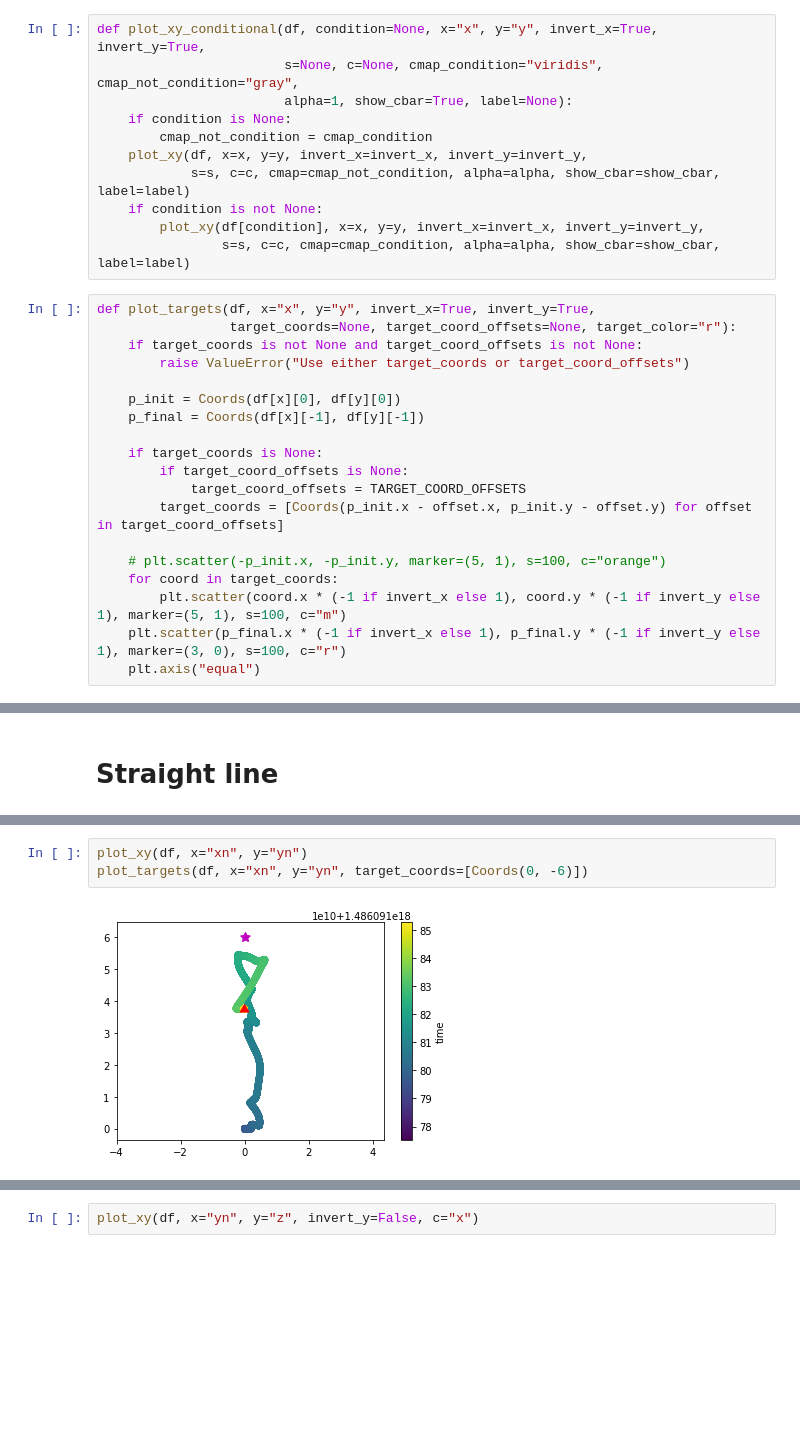
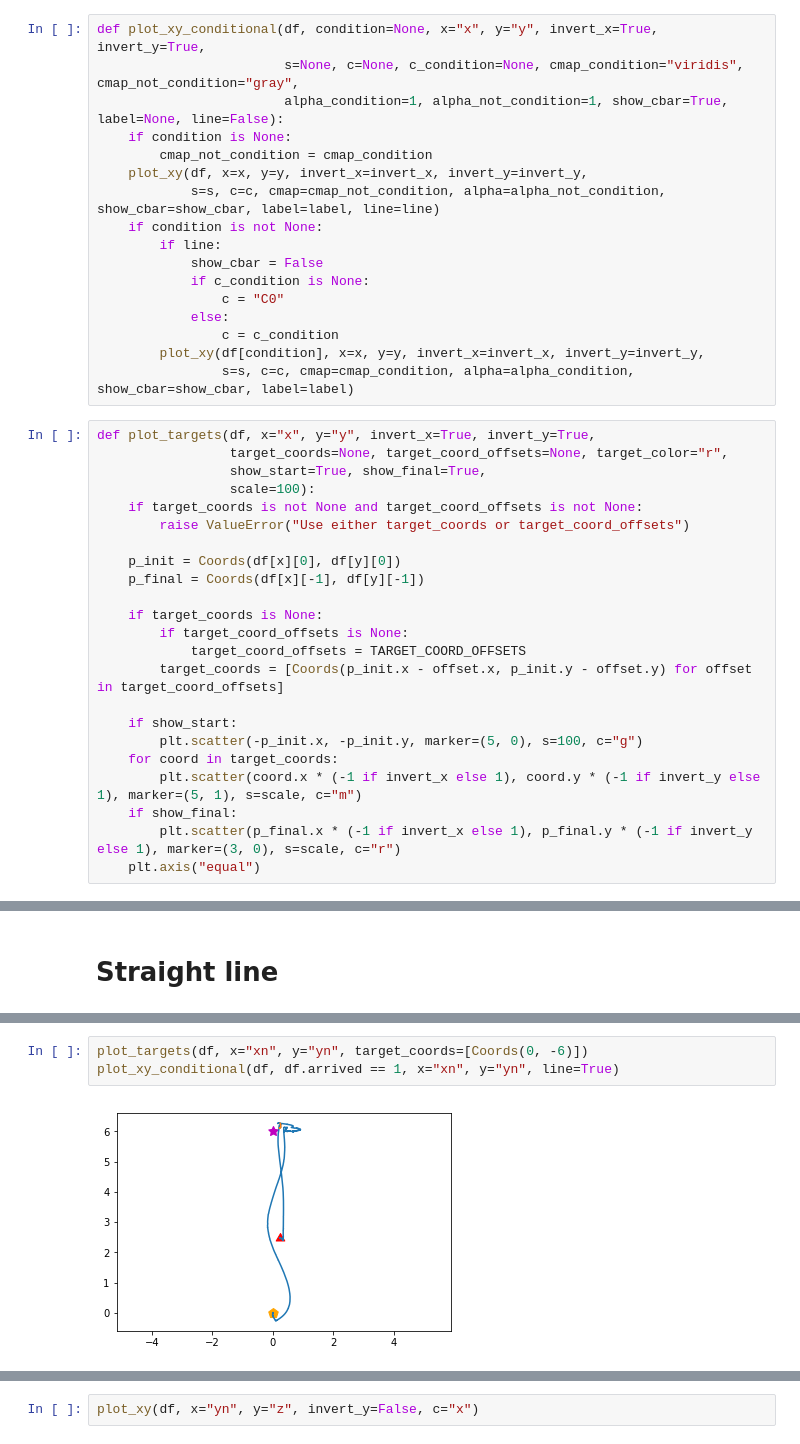
Before and after one commit to ahermassi/spirit, a Jupyter notebook: analysis/Analysis.ipynb, the cells around one changed output, grey strips where cells are left out. Cells and saved outputs as stored; diff of their text form; blank space fills up the shorter version.

```diff
--- a/analysis/Analysis.ipynb
+++ b/analysis/Analysis.ipynb
@@ -71,18 +83,26 @@ def plot_xy(df, x="x", y="y", invert_x=True, invert_y=True, s=None, c=None,
     plt.axis("equal")
 # %%
 def plot_xy_conditional(df, condition=None, x="x", y="y", invert_x=True, invert_y=True,
-                        s=None, c=None, cmap_condition="viridis", cmap_not_condition="gray",
-                        alpha=1, show_cbar=True, label=None):
+                        s=None, c=None, c_condition=None, cmap_condition="viridis", cmap_not_condition="gray",
+                        alpha_condition=1, alpha_not_condition=1, show_cbar=True, label=None, line=False):
     if condition is None:
         cmap_not_condition = cmap_condition
     plot_xy(df, x=x, y=y, invert_x=invert_x, invert_y=invert_y,
-            s=s, c=c, cmap=cmap_not_condition, alpha=alpha, show_cbar=show_cbar, label=label)
+            s=s, c=c, cmap=cmap_not_condition, alpha=alpha_not_condition, show_cbar=show_cbar, label=label, line=line)
     if condition is not None:
+        if line:
+            show_cbar = False
+            if c_condition is None:
+                c = "C0"
+            else:
+                c = c_condition
         plot_xy(df[condition], x=x, y=y, invert_x=invert_x, invert_y=invert_y,
-                s=s, c=c, cmap=cmap_condition, alpha=alpha, show_cbar=show_cbar, label=label)
+                s=s, c=c, cmap=cmap_condition, alpha=alpha_condition, show_cbar=show_cbar, label=label)
 # %%
 def plot_targets(df, x="x", y="y", invert_x=True, invert_y=True,
-                 target_coords=None, target_coord_offsets=None, target_color="r"):
+                 target_coords=None, target_coord_offsets=None, target_color="r",
+                 show_start=True, show_final=True,
+                 scale=100):
     if target_coords is not None and target_coord_offsets is not None:
         raise ValueError("Use either target_coords or target_coord_offsets")
 
@@ -94,10 +114,12 @@ def plot_targets(df, x="x", y="y", invert_x=True, invert_y=True,
             target_coord_offsets = TARGET_COORD_OFFSETS
         target_coords = [Coords(p_init.x - offset.x, p_init.y - offset.y) for offset in target_coord_offsets]
 
-    # plt.scatter(-p_init.x, -p_init.y, marker=(5, 1), s=100, c="orange")
+    if show_start:
+        plt.scatter(-p_init.x, -p_init.y, marker=(5, 0), s=100, c="g")
     for coord in target_coords:
-        plt.scatter(coord.x * (-1 if invert_x else 1), coord.y * (-1 if invert_y else 1), marker=(5, 1), s=100, c="m")
-    plt.scatter(p_final.x * (-1 if invert_x else 1), p_final.y * (-1 if invert_y else 1), marker=(3, 0), s=100, c="r")
+        plt.scatter(coord.x * (-1 if invert_x else 1), coord.y * (-1 if invert_y else 1), marker=(5, 1), s=scale, c="m")
+    if show_final:
+        plt.scatter(p_final.x * (-1 if invert_x else 1), p_final.y * (-1 if invert_y else 1), marker=(3, 0), s=scale, c="r")
     plt.axis("equal")
 # %%
 def rename_columns(df):
@@ -303,9 +325,9 @@ df.head()
 | 2017-02-03 03:16:15.283373824 | 0.0 | -0.129235 | 0.018363 | 2.772829 | 0.995017 | -0.07567 | -0.001905 | -0.064899 | 0.018363 | 2.772829 | 0.077707 | ... |
 | 2017-02-03 03:16:15.292141056 | 0.0 | -0.129235 | 0.018363 | 2.772829 | 0.995017 | -0.07567 | -0.001905 | -0.064899 | 0.018363 | 2.772829 | 0.077707 | ... |
 # %%
-plot_xy(df, x="xn", y="yn")
 plot_targets(df, x="xn", y="yn", target_coords=[Coords(0, -6)])
+plot_xy_conditional(df, df.arrived == 1, x="xn", y="yn", line=True)
 # %% [output]
-[figure, old version]
+[figure, new version]
 # %%
 df = load_bag("bagfiles/experiment-1_user-05_run-02.bag", include=TOPICS_SUMMARIZED)
```
Also changed, not shown: parts of 19 cells of this notebook.
